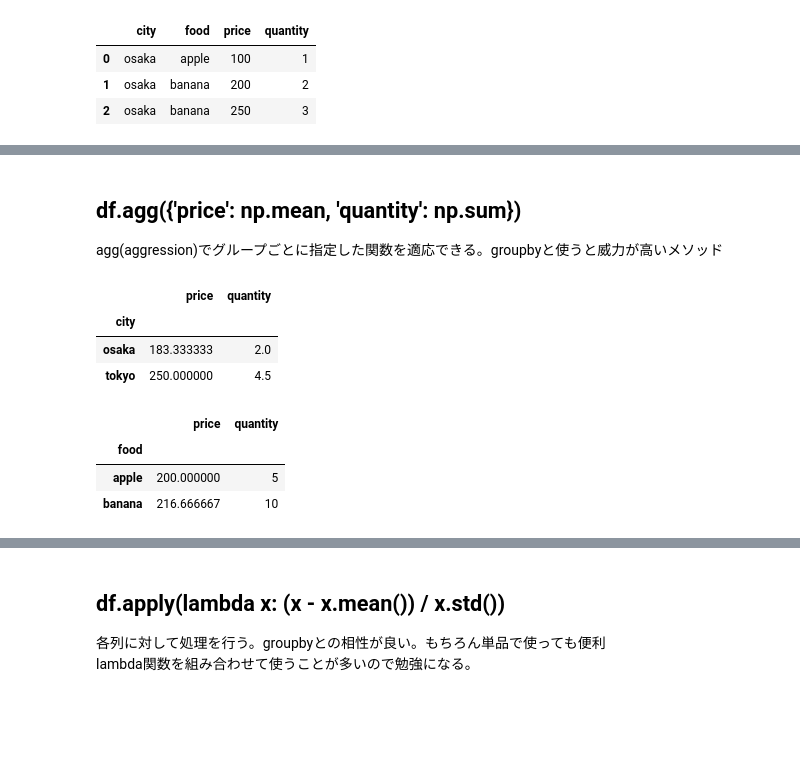
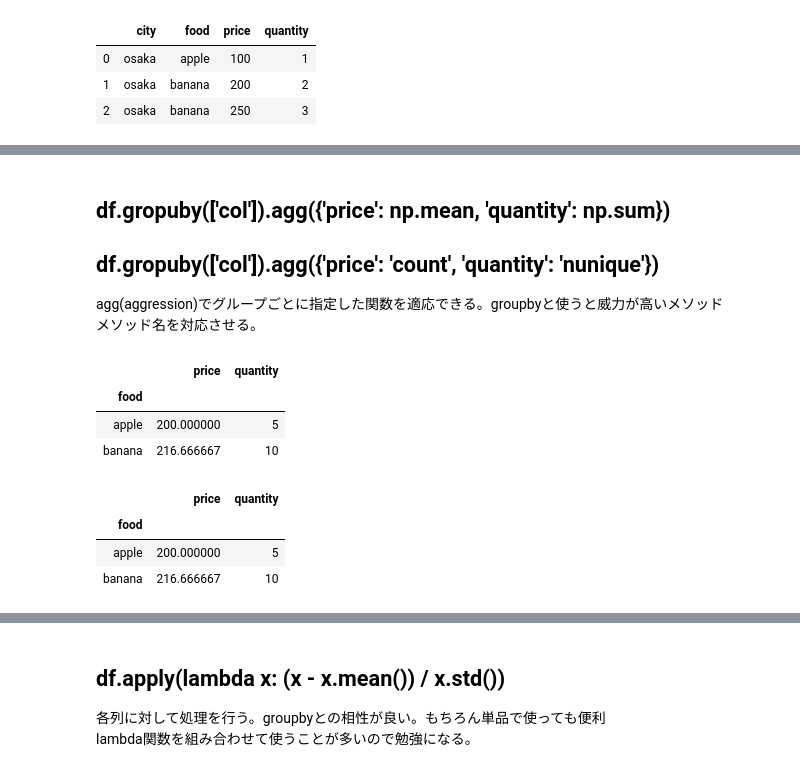
Before and after one commit to nsakki55/ml_note, a Jupyter notebook: pandas_cheat_sheet.ipynb, the cells around one changed output, grey strips where cells are left out. Cells and saved outputs as stored; diff of their text form; code cells hidden in the pictures; blank space fills up the shorter version.

```diff
--- a/pandas_cheat_sheet.ipynb
+++ b/pandas_cheat_sheet.ipynb
@@ -330,14 +385,17 @@ display(df.groupby('city').get_group('osaka'))
 # %% [markdown]
-## df.agg({'price': np.mean, 'quantity': np.sum})
+## df.gropuby(['col']).agg({'price': np.mean, 'quantity': np.sum})
+## df.gropuby(['col']).agg({'price': 'count', 'quantity': 'nunique'})
 agg(aggression)でグループごとに指定した関数を適応できる。groupbyと使うと威力が高いメソッド
+ メソッド名を対応させる。
 # %%
-display(df.groupby('city').agg(np.mean))
 display(df.groupby('food').agg({'price':np.mean,'quantity':np.sum}))
+
+display(df.groupby('food').agg({'price':'mean','quantity':'sum'}))
 # %% [output]
 |  | price | quantity |
-| city |  |  |
-| osaka | 183.333333 | 2.0 |
-| tokyo | 250.000000 | 4.5 |
+| food |  |  |
+| apple | 200.000000 | 5 |
+| banana | 216.666667 | 10 |
 |  | price | quantity |
 | food |  |  |
 | apple | 200.000000 | 5 |
```
Also changed, not shown: parts of 42 cells of this notebook, 4 other files.
